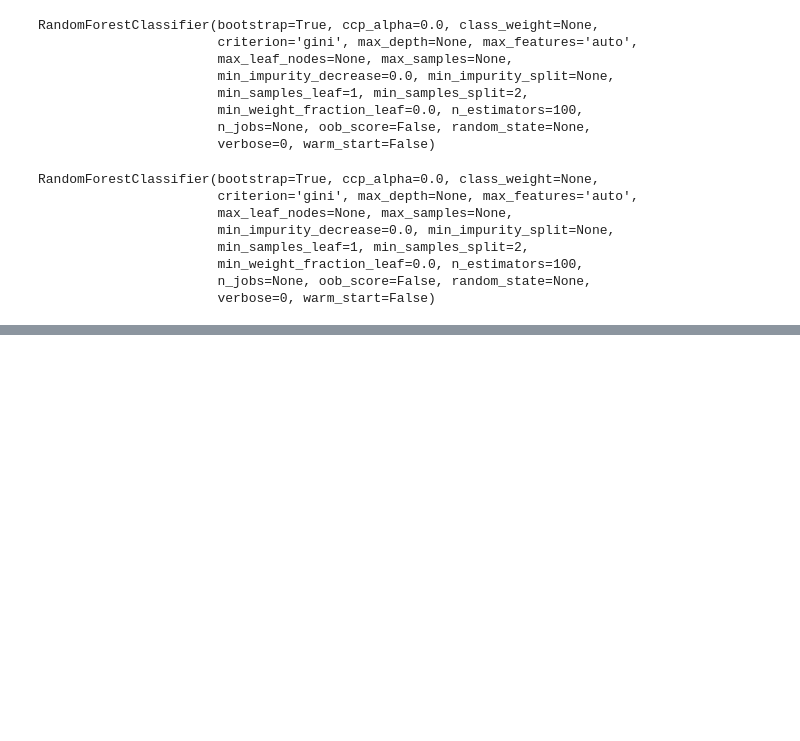
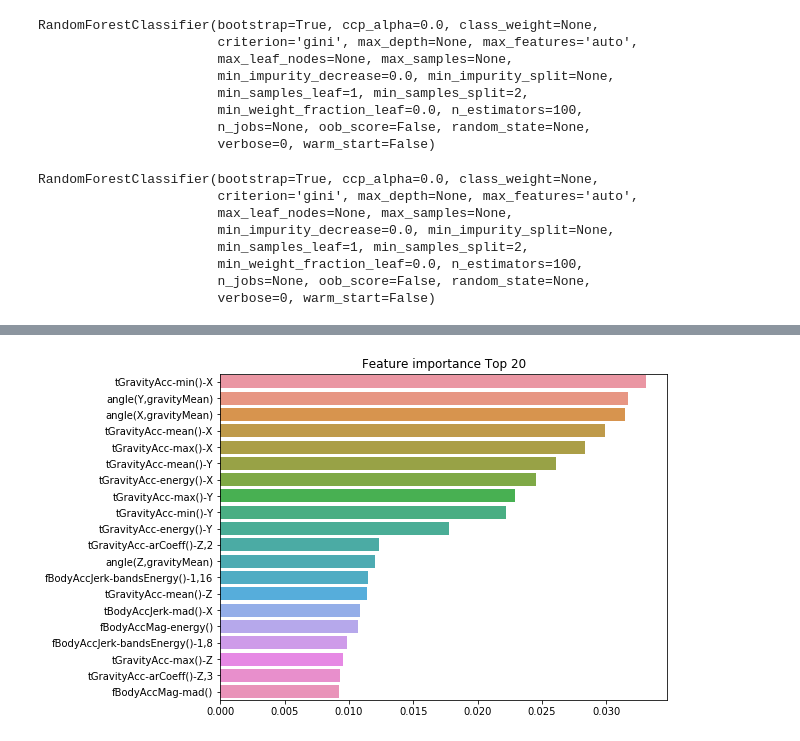
Before and after one commit to 5OH-HO5/practice_python, a Jupyter notebook: machine learning/Random Forest 사용자 행동 데이터 분석.ipynb, the cells around one changed output, grey strips where cells are left out. Cells and saved outputs as stored; diff of their text form; code cells hidden in the pictures; blank space fills up the shorter version.

```diff
--- a/machine learning/Random Forest 사용자 행동 데이터 분석.ipynb
+++ b/machine learning/Random Forest 사용자 행동 데이터 분석.ipynb
@@ -356,0 +455,2 @@ print("랜덤 포레스트 정확도: {}".format(accuracy))
+# %%
+rf_clf1.fit(X_train, y_train)
@@ -356,0 +479,3 @@ print("랜덤 포레스트 정확도: {}".format(accuracy))
+# %%
+ftr_importances_values = rf_clf1.feature_importances_
+ftr_importances_values
@@ -356,0 +500,3 @@ print("랜덤 포레스트 정확도: {}".format(accuracy))
+# %%
+ftr_importances = pd.Series(ftr_importances_values, index = X_train.columns)
+ftr_importances
@@ -356,0 +521,3 @@ print("랜덤 포레스트 정확도: {}".format(accuracy))
+# %%
+ftr_top20 = ftr_importances.sort_values(ascending = False)[:20]
+ftr_top20
@@ -356,0 +542,7 @@ print("랜덤 포레스트 정확도: {}".format(accuracy))
+# %%
+plt.figure(figsize=(8,6))
+plt.title('Feature importance Top 20')
+sns.barplot(x=ftr_top20, y=ftr_top20.index)
+plt.show()
+# %% [output]
+[figure, added]
```
Also changed, not shown: parts of 17 cells of this notebook, 2 other files.
